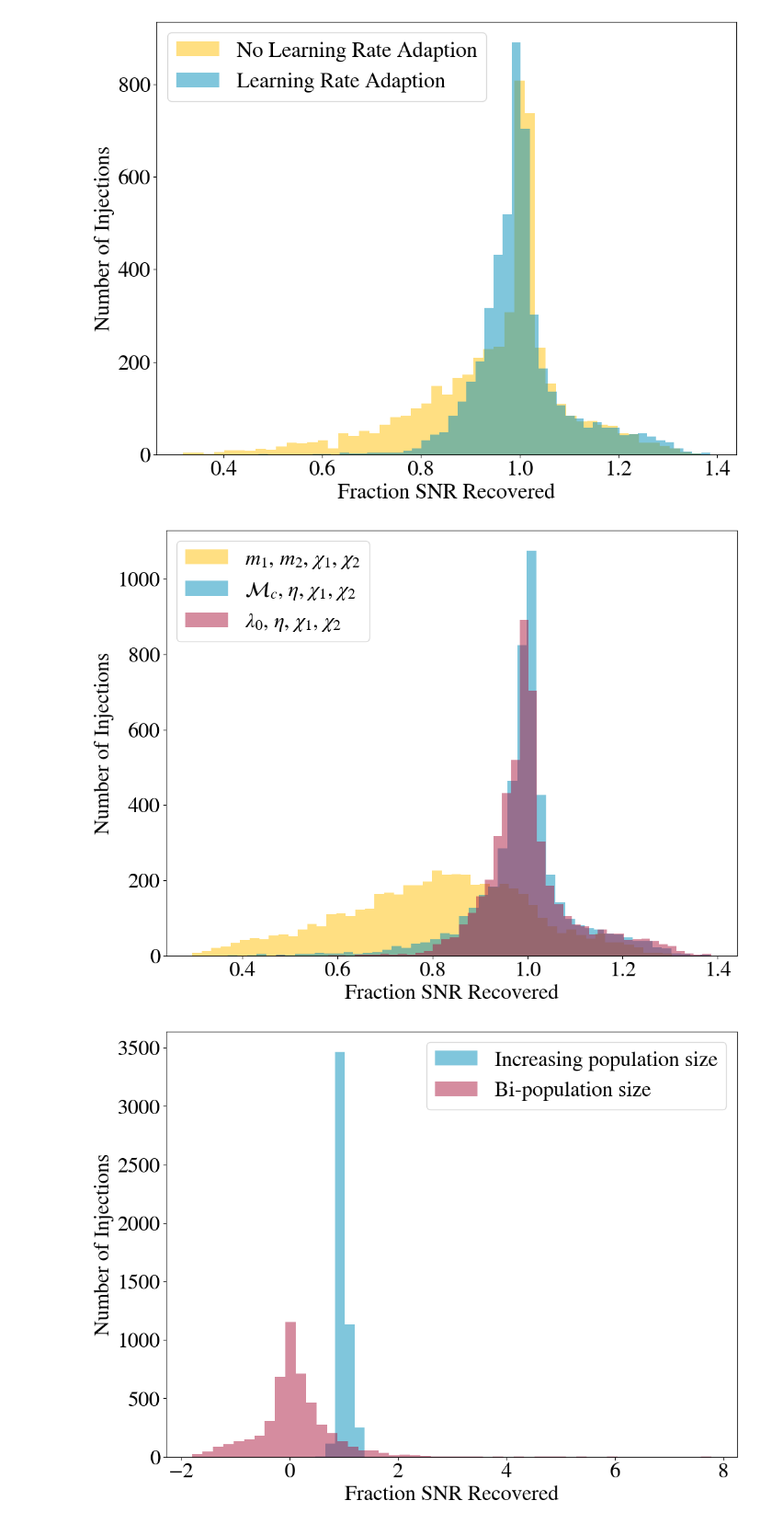
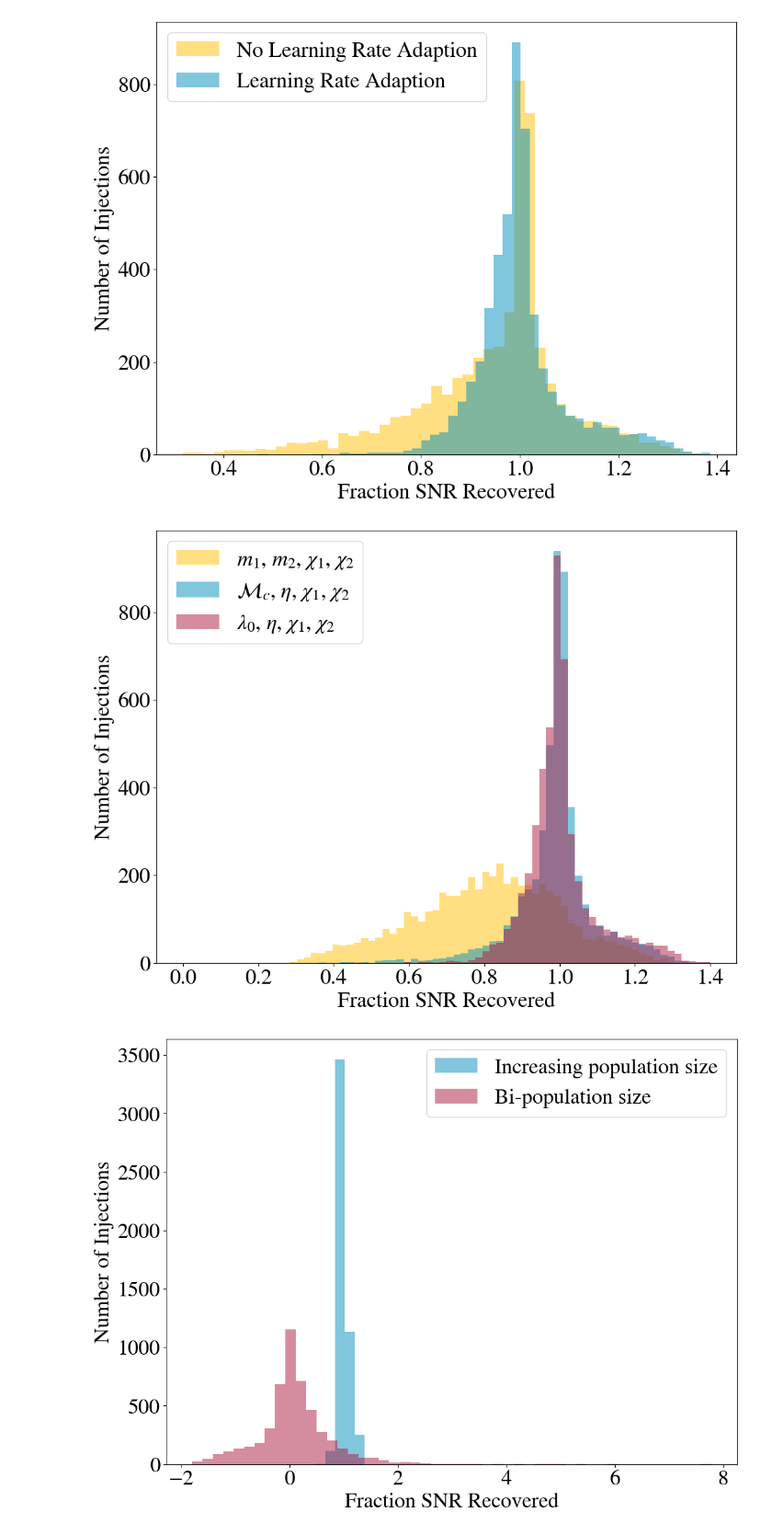
Before and after one commit to SusannaGreen/gwtuna, a Jupyter notebook: paper/plots/GWtunaGraphsFinal.ipynb, the cells around one changed output. Shown at 92% size. Drawn from its saved outputs; the diff is of its cells as text; code cells hidden in the pictures.

```diff
--- a/paper/plots/GWtunaGraphsFinal.ipynb
+++ b/paper/plots/GWtunaGraphsFinal.ipynb
@@ -105,20 +86,21 @@ plt.savefig(DATA_DIR+'Final_LearningRate.png', dpi=300, bbox_inches='tight')
 # %%
 GWtuna_popsize50_mass_error = GWtuna_popsize50_mass['snr'] - GWtuna_popsize50_mass['predicted_snr']
 fraction_snr_popsize50_mass = GWtuna_popsize50_mass['predicted_snr']/GWtuna_popsize50_mass['snr']
 
 GWtuna_popsize50_mchirp_error = GWtuna_popsize50_mchirp['snr'] - GWtuna_popsize50_mchirp['predicted_snr']
 fraction_snr_popsize50_mchirp = GWtuna_popsize50_mchirp['predicted_snr']/GWtuna_popsize50_mchirp['snr']
 
 plt.figure(figsize=(12, 9))
-plt.hist(fraction_snr_popsize50_mass, bins=50, alpha=0.5, color='#FFC107', label='$m_{1}$, $m_{2}$, $\chi_{1}$, $\chi_{2}$')
-plt.hist(fraction_snr_popsize50_mchirp, bins=50, alpha=0.5, color='#038fba', label='$\mathcal{M}_{c}$, $\eta$, $\chi_{1}$, $\chi_{2}$')
-plt.hist(fraction_snr_popsize50, bins=50, alpha=0.5, color='#AD1A41', label='$\lambda_{0}$, $\eta$, $\chi_{1}$, $\chi_{2}$')
+bin_nom = np.linspace(0, 1.4, 75)
+plt.hist(fraction_snr_popsize50_mass, bins=bin_nom, alpha=0.5, color='#FFC107', label='$m_{1}$, $m_{2}$, $\chi_{1}$, $\chi_{2}$')
+plt.hist(fraction_snr_popsize50_mchirp, bins=bin_nom, alpha=0.5, color='#038fba', label='$\mathcal{M}_{c}$, $\eta$, $\chi_{1}$, $\chi_{2}$')
+plt.hist(fraction_snr_popsize50, bins=bin_nom, alpha=0.5, color='#AD1A41', label='$\lambda_{0}$, $\eta$, $\chi_{1}$, $\chi_{2}$')
 plt.ylabel('Number of Injections')
 plt.xlabel('Fraction SNR Recovered')
 plt.legend()
-plt.savefig(DATA_DIR+'Final_Mass_MChirp_Lambda0.png', dpi=300, bbox_inches='tight')
+plt.savefig('Final_Mass_MChirp_Lambda0.png', dpi=300, bbox_inches='tight')
 # %% [output]
-[figure, old version]
+[figure, new version]
 # %%
 GWtuna_GWtuna_bipop = GWtuna_bipop['snr'] - GWtuna_bipop['predicted_snr']
 fraction_snr_GWtuna_bipopp = GWtuna_bipop['predicted_snr']/GWtuna_bipop['snr']
```
Also changed, not shown: parts of 15 cells of this notebook, 6 other files.
